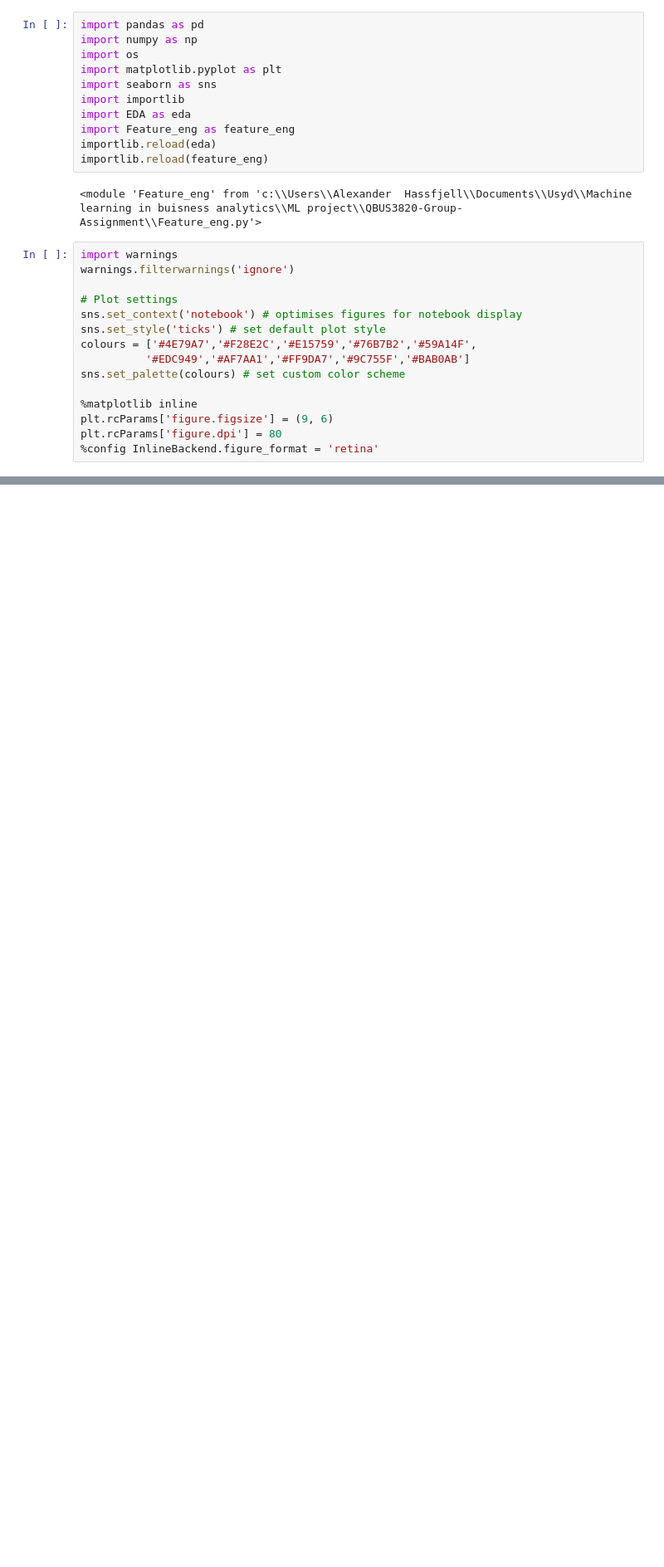
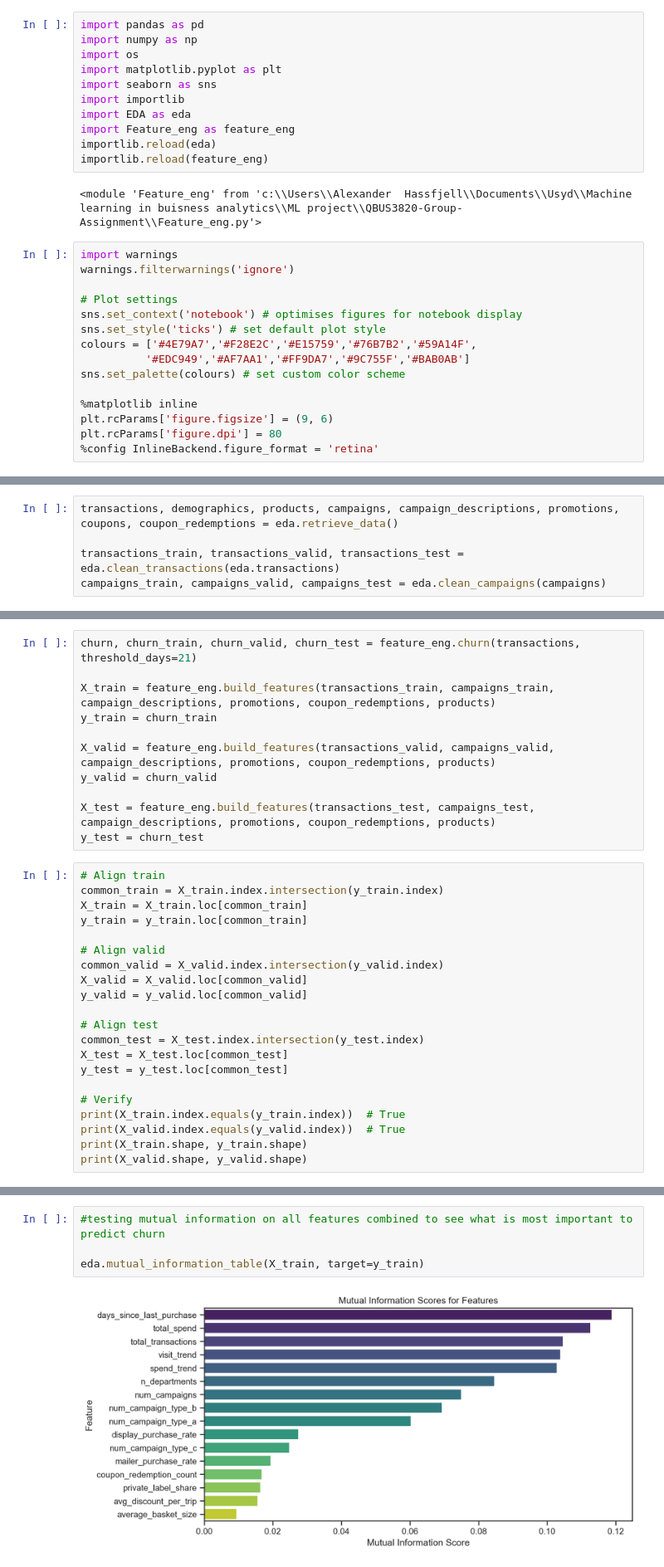
Before and after one commit to Kasperclowes/QBUS3820-Group-Assignment, a Jupyter notebook: RUN_Alexander.ipynb, the cells around one changed output, grey strips where cells are left out. Shown at 83% size. Saved outputs shown, nothing was run; the diff lists cells and outputs as text; blank space fills up the shorter version.

```diff
--- a/RUN_Alexander.ipynb
+++ b/RUN_Alexander.ipynb
@@ -152,0 +147,5 @@ Passing `palette` without assigning `hue` is deprecated and will be removed in v
+# %%
+transactions, demographics, products, campaigns, campaign_descriptions, promotions, coupons, coupon_redemptions = eda.retrieve_data()
+
+transactions_train, transactions_valid, transactions_test = eda.clean_transactions(eda.transactions)
+campaigns_train, campaigns_valid, campaigns_test = eda.clean_campaigns(campaigns)
@@ -152,0 +170,32 @@ Passing `palette` without assigning `hue` is deprecated and will be removed in v
+# %%
+churn, churn_train, churn_valid, churn_test = feature_eng.churn(transactions, threshold_days=21)
+
+X_train = feature_eng.build_features(transactions_train, campaigns_train, campaign_descriptions, promotions, coupon_redemptions, products)
+y_train = churn_train
+
+X_valid = feature_eng.build_features(transactions_valid, campaigns_valid, campaign_descriptions, promotions, coupon_redemptions, products)
+y_valid = churn_valid
+
+X_test = feature_eng.build_features(transactions_test, campaigns_test, campaign_descriptions, promotions, coupon_redemptions, products)
+y_test = churn_test
+# %%
+# Align train
+common_train = X_train.index.intersection(y_train.index)
+X_train = X_train.loc[common_train]
+y_train = y_train.loc[common_train]
+
+# Align valid
+common_valid = X_valid.index.intersection(y_valid.index)
+X_valid = X_valid.loc[common_valid]
+y_valid = y_valid.loc[common_valid]
+
+# Align test
+common_test = X_test.index.intersection(y_test.index)
+X_test = X_test.loc[common_test]
+y_test = y_test.loc[common_test]
+
+# Verify
+print(X_train.index.equals(y_train.index))  # True
+print(X_valid.index.equals(y_valid.index))  # True
+print(X_train.shape, y_train.shape)
+print(X_valid.shape, y_valid.shape)
@@ -152,0 +207,6 @@ Passing `palette` without assigning `hue` is deprecated and will be removed in v
+# %%
+#testing mutual information on all features combined to see what is most important to predict churn
+
+eda.mutual_information_table(X_train, target=y_train)
+# %% [output]
+[figure, added]
```
Also changed, not shown: parts of 7 cells of this notebook, 2 other files.
